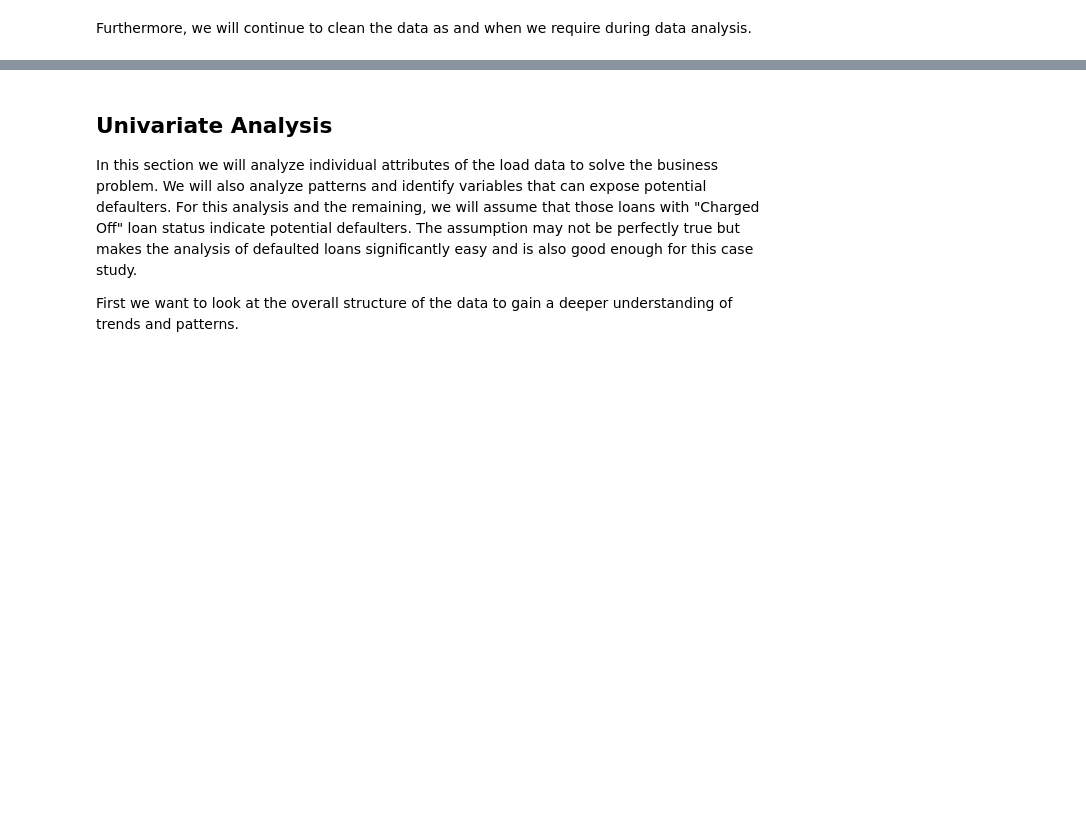
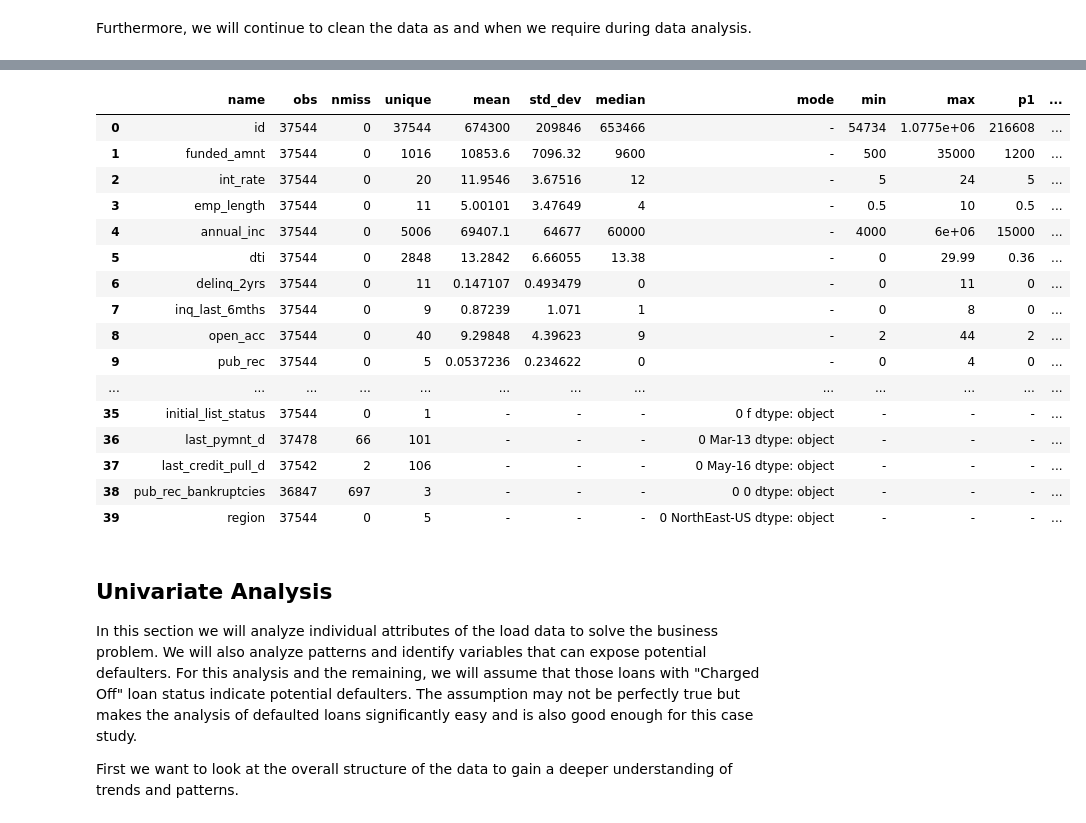
Before and after one commit to brijesh1100/P2-Gramener-Case-Study, a Jupyter notebook: EDA Case Study_Final.ipynb, the cells around one changed output, grey strips where cells are left out. Drawn from its saved outputs; the diff is of its cells as text; code cells hidden in the pictures; blank space fills up the shorter version.

```diff
--- a/EDA Case Study_Final.ipynb
+++ b/EDA Case Study_Final.ipynb
@@ -141,3 +144,82 @@ Furthermore, we will continue to clean the data as and when we require during da
+# %%
+from pandas.api.types import is_string_dtype
+from pandas.api.types import is_numeric_dtype
+from scipy.stats import kurtosis
+from scipy.stats import skew
+
+loan_df.drop_duplicates()
+
+col_name=loan_df.columns
+
+cont=pd.DataFrame()
+categ=pd.DataFrame()
+
+for name in col_name:
+    empty=pd.DataFrame()
+    if (is_numeric_dtype(loan_df[name])):
+            obs=loan_df[name].count()
+            nmiss=loan_df[name].isnull().sum()
+            unique=loan_df[name].nunique()
+            mean=loan_df[name].mean()
+            std_dev=loan_df[name].std()
+            median=loan_df[name].median()
+            mode='-'
+            min=loan_df[name].min()
+            max=loan_df[name].max()
+            p1=loan_df[name].quantile(0.01)
+            p5=loan_df[name].quantile(0.05)
+            p25=loan_df[name].quantile(0.25)
+            p75=loan_df[name].quantile(0.75)
+            p95=loan_df[name].quantile(0.95)
+            p99=loan_df[name].quantile(0.99)
+            skewness = skew(loan_df[name])
+            data=[[name,obs,nmiss,unique,mean,std_dev,median,mode,min,max,p1,p5,p25,p75,p95,p99,skewness]]
+            empty=pd.DataFrame(data,columns=    ['name','obs','nmiss','unique','mean','std_dev','median','mode','min','max','p1','p5','p25','p75','p95','p99','skewness'])
+    cont=cont.append(empty)
+
+for name in col_name:
+    empty=pd.DataFrame()
+    if (is_string_dtype(loan_df[name])):
+
+            obs=loan_df[name].count()
+            nmiss=loan_df[name].isnull().sum()
+            unique=loan_df[name].nunique()
+            mean='-'
+            std_dev='-'
+            median='-'
+            mode=loan_df[name].mode()
+            min='-'
+            max='-'
+            p1='-'
+            p5='-'
+            p25='-'
+            p75='-'
+            p95='-'
+            p99='-'
+            skewness ='-'
+            data=[[name,obs,nmiss,unique,mean,std_dev,median,mode,min,max,p1,p5,p25,p75,p95,p99,skewness]]
+            empty=pd.DataFrame(data,columns=    ['name','obs','nmiss','unique','mean','std_dev','median','mode','min','max','p1','p5','p25','p75','p95','p99','skewness'])
+    categ=categ.append(empty)
+
+pd.concat([cont,categ]).reset_index(drop=True)
+# %% [output]
+|  | name | obs | nmiss | unique | mean | std_dev | median | mode | min | max | p1 | ... |
+| 0 | id | 37544 | 0 | 37544 | 674300 | 209846 | 653466 | - | 54734 | 1.0775e+06 | 216608 | ... |
+| 1 | funded_amnt | 37544 | 0 | 1016 | 10853.6 | 7096.32 | 9600 | - | 500 | 35000 | 1200 | ... |
+| 2 | int_rate | 37544 | 0 | 20 | 11.9546 | 3.67516 | 12 | - | 5 | 24 | 5 | ... |
+| 3 | emp_length | 37544 | 0 | 11 | 5.00101 | 3.47649 | 4 | - | 0.5 | 10 | 0.5 | ... |
+| 4 | annual_inc | 37544 | 0 | 5006 | 69407.1 | 64677 | 60000 | - | 4000 | 6e+06 | 15000 | ... |
+| 5 | dti | 37544 | 0 | 2848 | 13.2842 | 6.66055 | 13.38 | - | 0 | 29.99 | 0.36 | ... |
+| 6 | delinq_2yrs | 37544 | 0 | 11 | 0.147107 | 0.493479 | 0 | - | 0 | 11 | 0 | ... |
+| 7 | inq_last_6mths | 37544 | 0 | 9 | 0.87239 | 1.071 | 1 | - | 0 | 8 | 0 | ... |
+| 8 | open_acc | 37544 | 0 | 40 | 9.29848 | 4.39623 | 9 | - | 2 | 44 | 2 | ... |
+| 9 | pub_rec | 37544 | 0 | 5 | 0.0537236 | 0.234622 | 0 | - | 0 | 4 | 0 | ... |
+| ... | ... | ... | ... | ... | ... | ... | ... | ... | ... | ... | ... | ... |
+| 35 | initial_list_status | 37544 | 0 | 1 | - | - | - | 0 f dtype: object | - | - | - | ... |
+| 36 | last_pymnt_d | 37478 | 66 | 101 | - | - | - | 0 Mar-13 dtype: object | - | - | - | ... |
+| 37 | last_credit_pull_d | 37542 | 2 | 106 | - | - | - | 0 May-16 dtype: object | - | - | - | ... |
+| 38 | pub_rec_bankruptcies | 36847 | 697 | 3 | - | - | - | 0 0 dtype: object | - | - | - | ... |
+| 39 | region | 37544 | 0 | 5 | - | - | - | 0 NorthEast-US dtype: object | - | - | - | ... |
 # %% [markdown]
 ## Univariate Analysis
 
```
Also changed, not shown: parts of 9 cells of this notebook.
